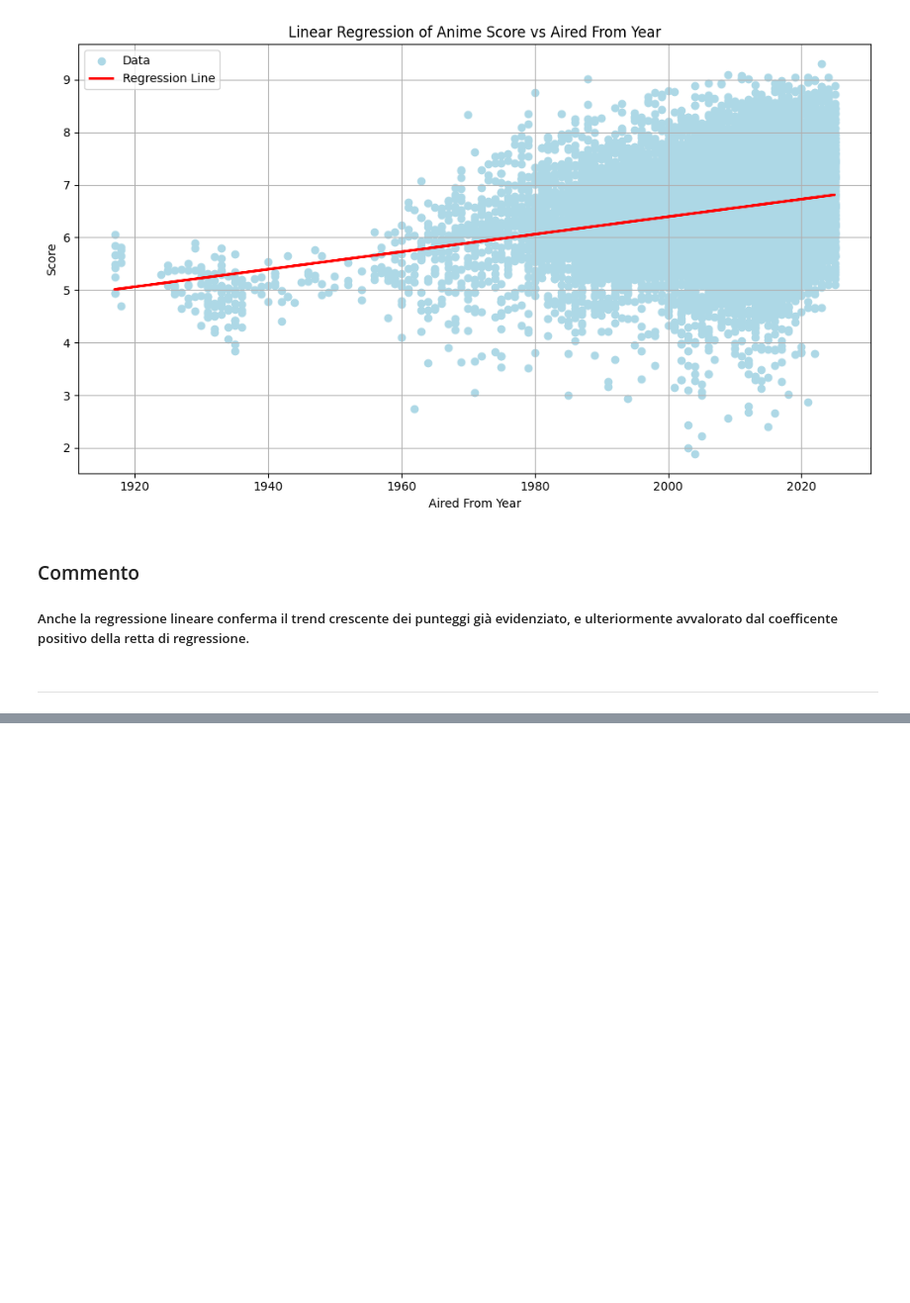
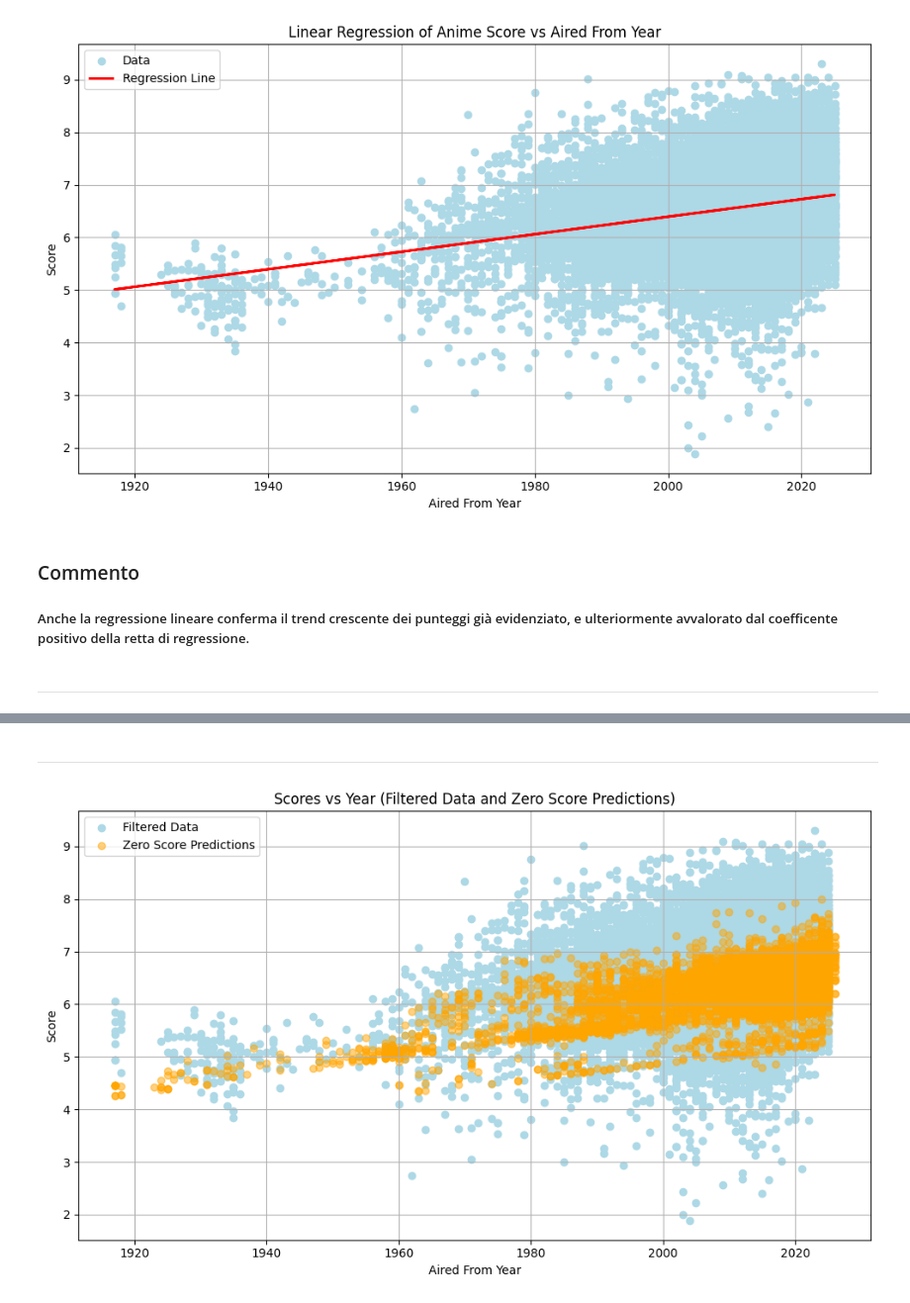
Before and after one commit to giovannibrt/DataAnalystProgettoFinale, a Jupyter notebook: progetto_finale_anime.ipynb, the cells around one changed output, grey strips where cells are left out. Shown at 99% size. Drawn from its saved outputs; the diff is of its cells as text; code cells hidden in the pictures; blank space fills up the shorter version.

```diff
--- a/progetto_finale_anime.ipynb
+++ b/progetto_finale_anime.ipynb
@@ -612,0 +821,20 @@ plt.show()
+# %% [markdown]
+---------------------------------------------
+# %%
+# create predicions for the subset with score == 0
+y_zero_score = df_zero_score[numerical_features + ordinal_features + nominal_features + binary_features]
+y_zero_score_pred = model.predict(y_zero_score)
+# %%
+# scatter plot of scores vs year for the filtered dataset and the zero score predictions
+plt.figure(figsize=(10, 6))
+plt.scatter(df_filtered['aired_from_year'], df_filtered['score'], color='lightblue', label='Filtered Data')
+plt.scatter(df_zero_score['aired_from_year'], y_zero_score_pred, color='orange', label='Zero Score Predictions', alpha=0.5)
+plt.xlabel('Aired From Year')
+plt.ylabel('Score')
+plt.title('Scores vs Year (Filtered Data and Zero Score Predictions)')
+plt.legend()
+plt.grid()
+plt.tight_layout()
+plt.show()
+# %% [output]
+[figure, added]
```
Also changed, not shown: parts of 34 cells of this notebook.
